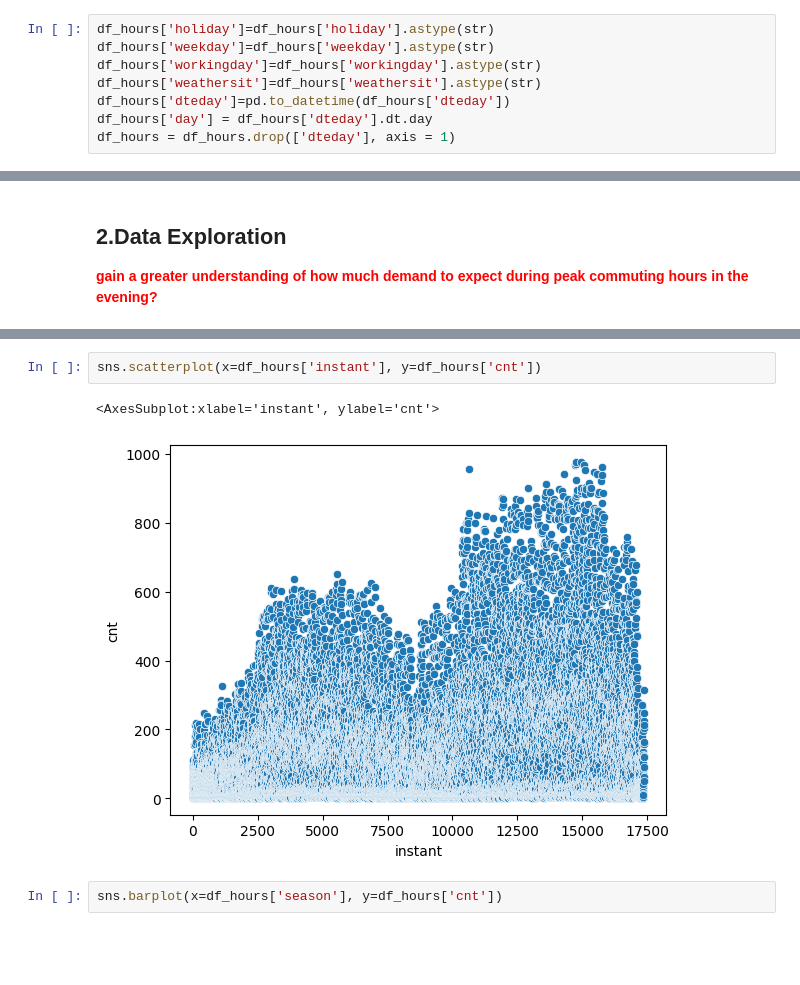
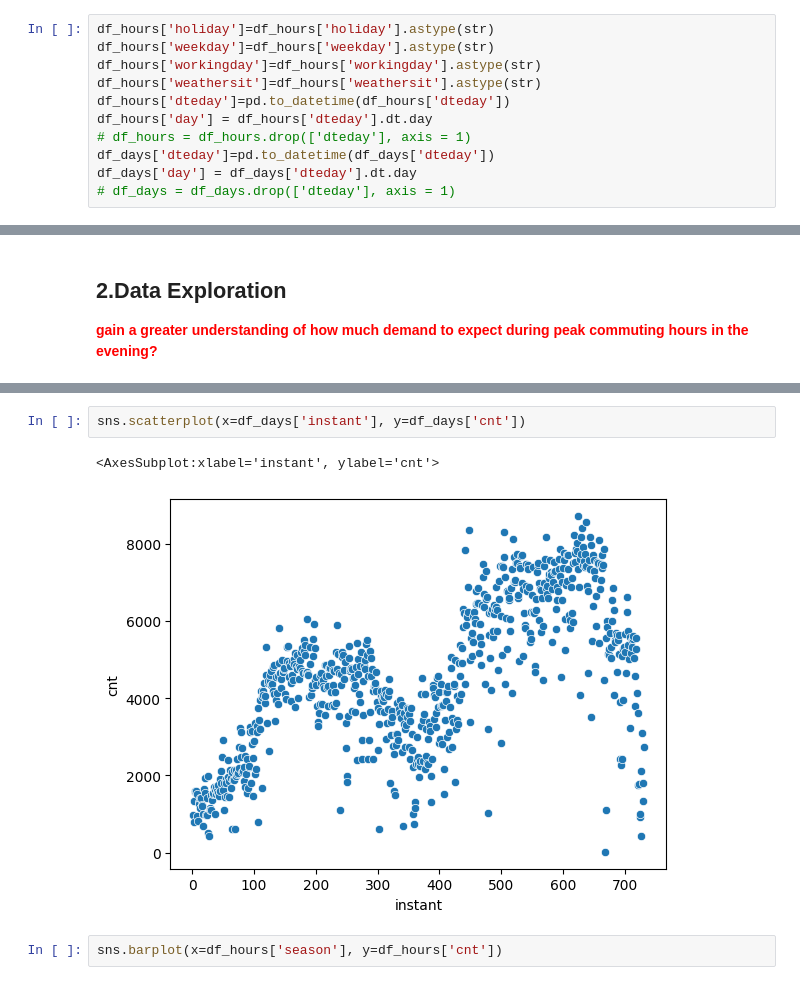
Before and after one commit to eirikbaekkelund/BikeSharing, a Jupyter notebook: Goodness_of_Fit_Zhen.ipynb, the cells around one changed output, grey strips where cells are left out. Cells and saved outputs as stored; diff of their text form; blank space fills up the shorter version.

```diff
--- a/Goodness_of_Fit_Zhen.ipynb
+++ b/Goodness_of_Fit_Zhen.ipynb
@@ -123,7 +125,10 @@ df_hours['workingday']=df_hours['workingday'].astype(str)
 df_hours['weathersit']=df_hours['weathersit'].astype(str)
 df_hours['dteday']=pd.to_datetime(df_hours['dteday'])
 df_hours['day'] = df_hours['dteday'].dt.day
-df_hours = df_hours.drop(['dteday'], axis = 1)
+# df_hours = df_hours.drop(['dteday'], axis = 1)
+df_days['dteday']=pd.to_datetime(df_days['dteday'])
+df_days['day'] = df_days['dteday'].dt.day
+# df_days = df_days.drop(['dteday'], axis = 1)
 # %% [markdown]
 ## 1. Data Preprocessing
 # %% [markdown]
@@ -224,8 +231,8 @@ sns.barplot(x=df_hours['instant'], y=df_hours['cnt'])
 # %%
-sns.scatterplot(x=df_hours['instant'], y=df_hours['cnt'])
+sns.scatterplot(x=df_days['instant'], y=df_days['cnt'])
 # %% [output]
 <AxesSubplot:xlabel='instant', ylabel='cnt'>
-[figure, old version]
+[figure, new version]
 # %%
 sns.barplot(x=df_hours['season'], y=df_hours['cnt'])
 # %% [output]
```
Also changed, not shown: parts of 87 cells of this notebook.
